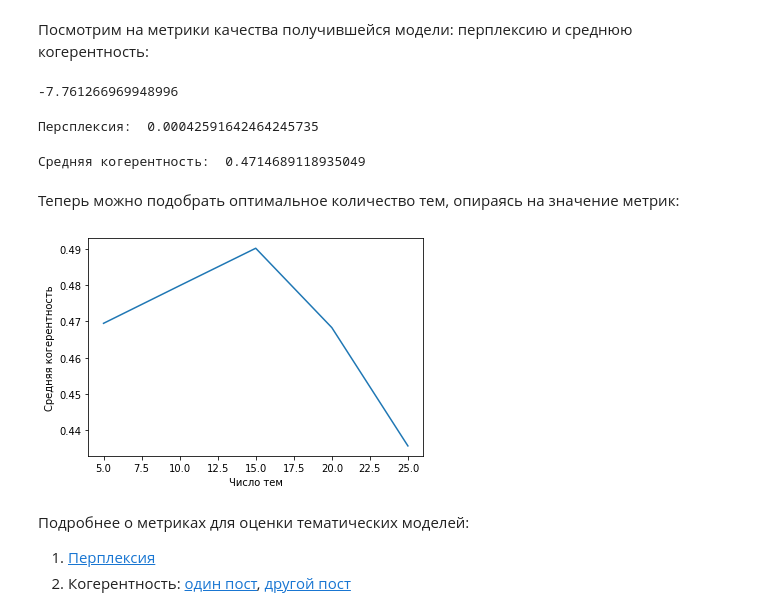
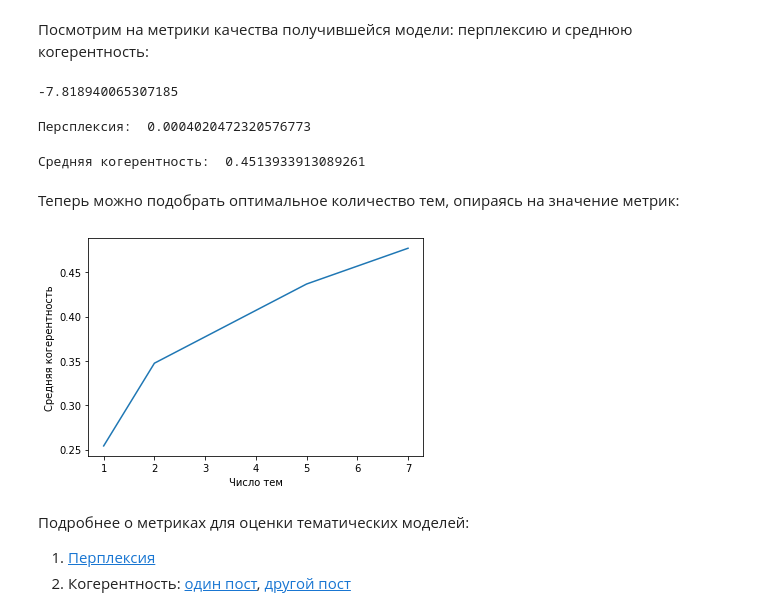
Before and after one commit to lirikp/introduction-to-natural-language-processing, a Jupyter notebook: lesson4.ipynb, the cells around one changed output. Drawn from its saved outputs; the diff is of its cells as text; code cells hidden in the pictures.

```diff
--- a/lesson4.ipynb
+++ b/lesson4.ipynb
@@ -62,9 +58,8 @@ data.topic.value_counts().head(15)
 Крым                 88
 Name: topic, dtype: int64
 # %%
-#Для ускорения вычислений оставим тексты из 5 тем:
-topics = ['Экономика', 'Спорт', 'Культура', 'Путешествия',
-          'Наука и техника']
+#Для ускорения вычислений оставим тексты из 4 тем:
+topics = ['Крым', 'Бывший СССР', 'Интернет и СМИ', 'Силовые структуры']
 
 data = data[data.topic.isin(topics)]
 data.dropna(inplace=True)
@@ -137,5 +132,5 @@ print(preprocess(data.text.iloc[1]))
 # %%
 #Ниже мы оставим только случайные 10,000 текстов из нашей коллекции, чтобы ускорить вычисления:
-data = data.sample(10000)
+data = data[0:8300]
 data.topic.value_counts()
 # %% [output]
@@ -237,36 +221,36 @@ pyLDAvis.display(vis_data)
 # %%
 print(lda.log_perplexity(corpus))
 # %% [output]
--7.761266969948996
+-7.818940065307185
 # %%
 print('Персплексия: ', np.exp(lda.log_perplexity(corpus)))
 # %% [output]
-Персплексия:  0.00042591642464245735
+Персплексия:  0.0004020472320576773
 # %%
 coherence_model_lda = CoherenceModel(model=lda, texts=data['text'], dictionary=dictionary, coherence='c_v')
 coherence_lda = coherence_model_lda.get_coherence()
 print('Средняя когерентность: ', coherence_lda)
 # %% [output]
-Средняя когерентность:  0.4714689118935049
+Средняя когерентность:  0.4513933913089261
 # %% [markdown]
 Теперь можно подобрать оптимальное количество тем, опираясь на значение метрик:
 # %%
 import matplotlib.pyplot as plt
 %matplotlib inline
 # %%
-topics_list = [2, 3, 7, 15]
+topics_list = [1, 2, 5, 7]
 coherences = []
 
 for num in tqdm(topics_list):
     lda = ldamodel.LdaModel(corpus, id2word=dictionary, num_topics=num, chunksize=50, update_every=1, passes=2)
     coherences.append(CoherenceModel(model=lda, texts=data['text'], dictionary=dictionary, coherence='c_v').get_coherence())
 
 plt.plot(topics_list, coherences)
 plt.xlabel("Число тем")
 plt.ylabel("Средняя когерентность")
 plt.show()
 # %% [output]
-[figure, old version]
+[figure, new version]
 # %% [markdown]
 Подробнее о метриках для оценки тематических моделей:
 1. [Перплексия](http://qpleple.com/perplexity-to-evaluate-topic-models/)
```
Also changed, not shown: parts of 11 cells of this notebook.
